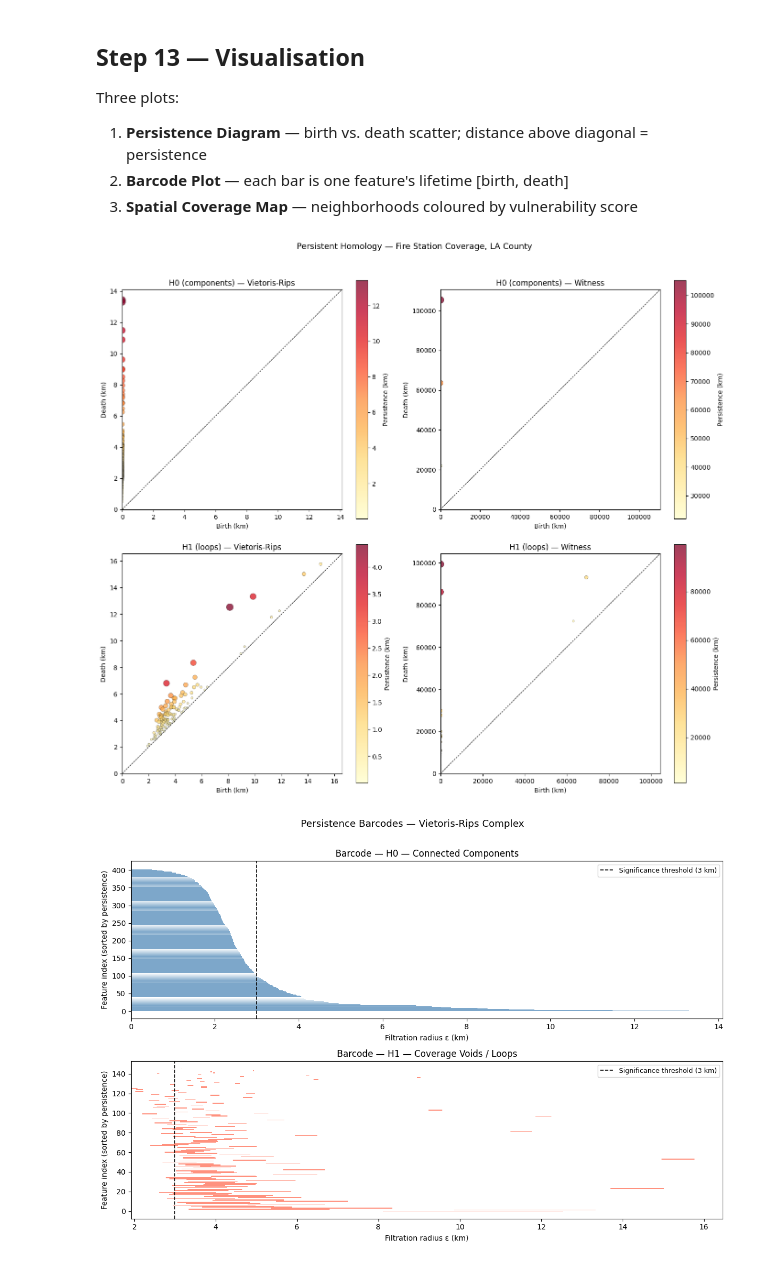
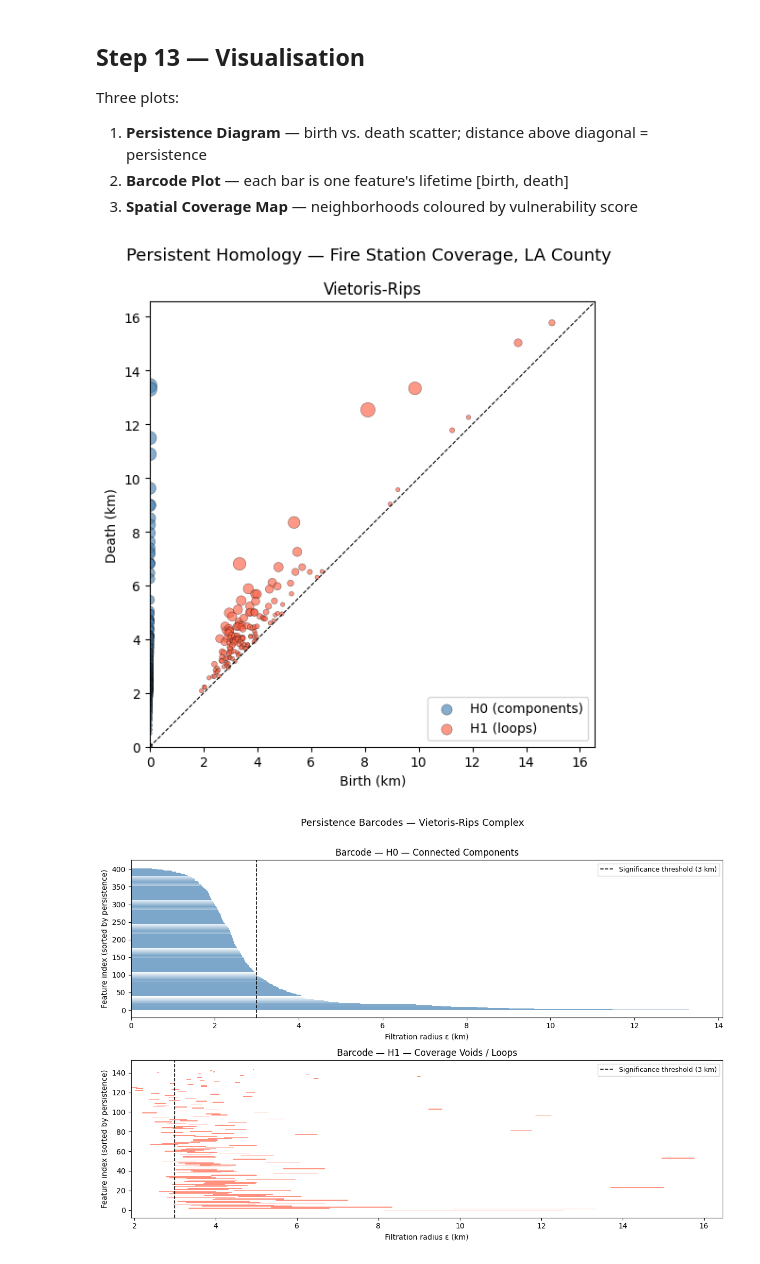
Before and after one commit to danielqhtruong/MATH497_Research_TDA, a Jupyter notebook: PH/FireStations_PH/tda_fire_stations_ph.ipynb, the cells around one changed output. Saved outputs shown, nothing was run; the diff lists cells and outputs as text; code cells hidden in the pictures.

```diff
--- a/PH/FireStations_PH/tda_fire_stations_ph.ipynb
+++ b/PH/FireStations_PH/tda_fire_stations_ph.ipynb
@@ -52,7 +52,7 @@ import pandas as pd
 
 # ── Paths (adjust if your files are in a different directory) ──
 STATIONS_PATH  = "../../data/all_stations.geojson"
-LA_COUNTY_PATH = "../../data/la_county.geojson"
+LA_COUNTY_PATH = "../../data/la_county_svi.geojson"
 
 # ── Filtration parameters ──
 RIPS_MAX_M          = 25_000   # 25 km — maximum Rips edge length
@@ -84,7 +84,7 @@ We load two datasets:
 - **`la_county.geojson`** — 272 named neighborhood polygons covering LA County
 # %%
 # ── Load fire stations ──
-stations_wgs = gpd.read_file("../../data/all_stations.geojson").set_crs(CRS_WGS84, allow_override=True)
+stations_wgs = gpd.read_file(STATIONS_PATH).set_crs(CRS_WGS84, allow_override=True)
 
 print(f"Stations loaded : {len(stations_wgs)}")
 print(f"  LAFD          : {(stations_wgs['department'] == 'LAFD').sum()}")
@@ -103,7 +103,7 @@ Stations loaded : 412
 | 2 | 3361 Palo Verde Avenue | Long Beach | 90808 | Long Beach Fire Department | 18 | POINT (-118.10821 33.81822) |
 # %%
 # ── Load LA County neighborhoods ──
-county_wgs = gpd.read_file("../../data/la_county.geojson").set_crs(CRS_WGS84, allow_override=True)
+county_wgs = gpd.read_file(LA_COUNTY_PATH).set_crs(CRS_WGS84, allow_override=True)
 
 print(f"Neighborhoods loaded : {len(county_wgs)}")
 print(f"Geometry types       : {county_wgs.geometry.geom_type.unique()}")
@@ -546,42 +556,49 @@ Three plots:
 3. **Spatial Coverage Map** — neighborhoods coloured by vulnerability score
 # %%
 # ── 13a. Persistence Diagram ──
-fig, axes = plt.subplots(2, 2, figsize=(14, 12))
+fig, ax = plt.subplots(figsize=(7, 6))
 
-for col, (diags, title) in enumerate(zip([diag_rips, diag_wit], ["Vietoris-Rips", "Witness"])):
-    for row, (dim_key, color, label) in enumerate([
-        ("H0", "steelblue", "H0 (components)"),
-        ("H1", "tomato",    "H1 (loops)"),
-    ]):
-        ax = axes[row, col]
-        pairs = diags[dim_key]
-        if pairs:
-            arr = np.array(pairs) / 1000  # → km
-            birth, death = arr[:, 0], arr[:, 1]
-            persistence = death - birth
+for dim_key, color, label in [
+    ("H0", "steelblue", "H0 (components)"),
+    ("H1", "tomato",    "H1 (loops)"),
+]:
+    pairs = diag_rips[dim_key]
+    if pairs:
+        arr = np.array(pairs) / 1000  # → km
+        birth, death = arr[:, 0], arr[:, 1]
+        persistence = death - birth
 
-            sc = ax.scatter(birth, death,
-                            c=persistence, cmap="YlOrRd",
-                            s=np.clip(persistence / persistence.max() * 120, 10, 120),
-                            alpha=0.75, edgecolors="k", linewidths=0.3)
-            plt.colorbar(sc, ax=ax, label="Persistence (km)")
+        ax.scatter(birth, death,
+                   c=color,
+                   s=np.clip(persistence / persistence.max() * 120, 10, 120),
+                   alpha=0.65, edgecolors="k", linewidths=0.3,
+                   label=label)
 
-            lim = arr.max() * 1.05
-            ax.plot([0, lim], [0, lim], "k--", lw=0.8)
-            ax.set_xlim(0, lim); ax.set_ylim(0, lim)
-            ax.set_xlabel("Birth (km)"); ax.set_ylabel("Death (km)")
-            ax.set_title(f"{label} — {title}")
-            ax.set_aspect("equal")
-        else:
-            ax.set_visible(False)
+# Diagonal reference line
+all_vals = []
+for dim_key in ["H0", "H1"]:
+    if diag_rips[dim_key]:
+        all_vals.extend(np.array(diag_rips[dim_key]).flatten())
+
+if all_vals:
+    lim = (np.array(all_vals).max() / 1000) * 1.05
+    ax.plot([0, lim], [0, lim], "k--", lw=0.8)
+    ax.set_xlim(0, lim)
+    ax.set_ylim(0, lim)
+    ax.set_aspect("equal")
+
+ax.set_xlabel("Birth (km)")
+ax.set_ylabel("Death (km)")
+ax.set_title("Vietoris-Rips")
+ax.legend(loc="lower right")
 
 plt.suptitle("Persistent Homology — Fire Station Coverage, LA County",
-             fontsize=13, y=1.02)
+             fontsize=13)
 plt.tight_layout()
-plt.savefig("../../results/FireStations_persistence_diagram.png", dpi=150, bbox_inches="tight")
+# plt.savefig("../../results/FireStations_persistence_diagram.png", dpi=150, bbox_inches="tight")
 plt.show()
 # %% [output]
-[figure, old version]
+[figure, new version]
 # %%
 # ── 13b. Barcode Plot ──
 fig, axes = plt.subplots(2, 1, figsize=(12, 8))
```
Also changed, not shown: parts of 5 cells of this notebook, 13 other files.
